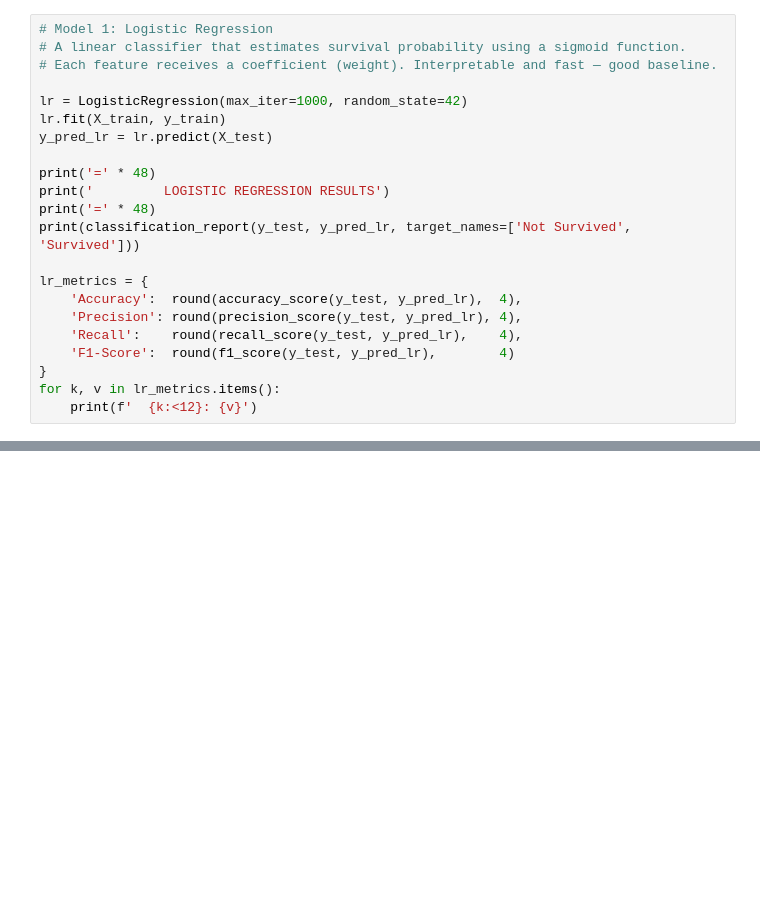
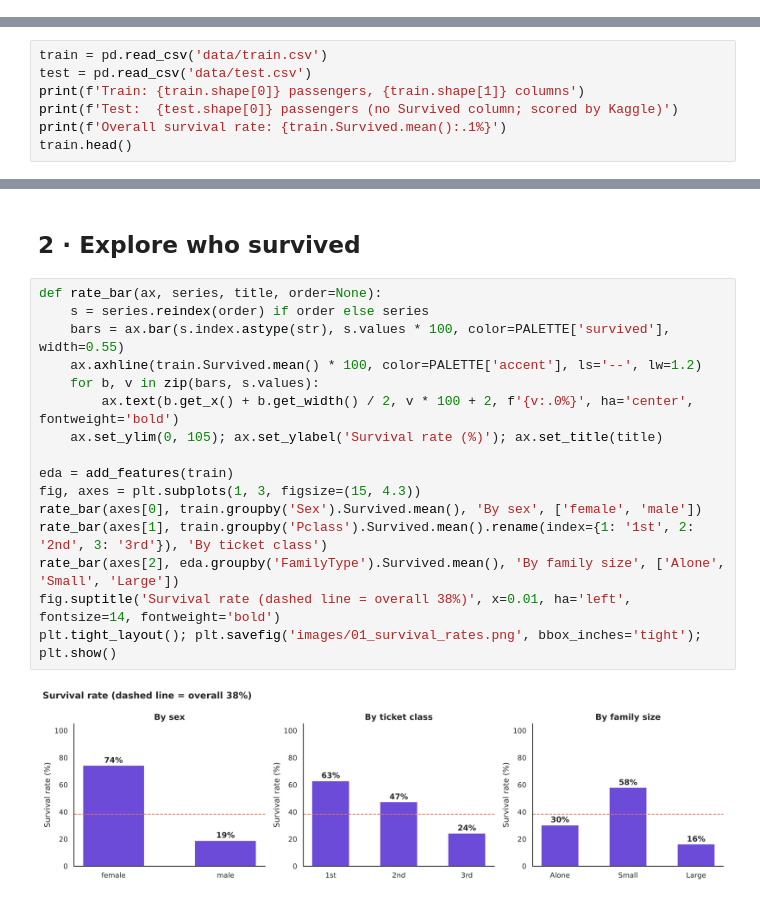
Before and after one commit to OmarAlnasser/Titanic-Survival-Prediction, a Jupyter notebook: Titanic_Survival_Prediction.ipynb, the cells around one changed output, grey strips where cells are left out. Drawn from its saved outputs; the diff is of its cells as text; blank space fills up the shorter version.

```diff
--- a/Titanic_Survival_Prediction.ipynb
+++ b/Titanic_Survival_Prediction.ipynb
@@ -403,22 +0,0 @@ Test samples     :  179  |  Survival rate: 56.98%
-# %%
-# Model 1: Logistic Regression
-# A linear classifier that estimates survival probability using a sigmoid function.
-# Each feature receives a coefficient (weight). Interpretable and fast — good baseline.
-
-lr = LogisticRegression(max_iter=1000, random_state=42)
-lr.fit(X_train, y_train)
-y_pred_lr = lr.predict(X_test)
-
-print('=' * 48)
-print('         LOGISTIC REGRESSION RESULTS')
-print('=' * 48)
-print(classification_report(y_test, y_pred_lr, target_names=['Not Survived', 'Survived']))
-
-lr_metrics = {
-    'Accuracy':  round(accuracy_score(y_test, y_pred_lr),  4),
-    'Precision': round(precision_score(y_test, y_pred_lr), 4),
-    'Recall':    round(recall_score(y_test, y_pred_lr),    4),
-    'F1-Score':  round(f1_score(y_test, y_pred_lr),        4)
-}
-for k, v in lr_metrics.items():
-    print(f'  {k:<12}: {v}')
@@ -620,0 +49,7 @@ The process — load, clean, visualize, engineer features, model, evaluate — i
+# %%
+train = pd.read_csv('data/train.csv')
+test = pd.read_csv('data/test.csv')
+print(f'Train: {train.shape[0]} passengers, {train.shape[1]} columns')
+print(f'Test:  {test.shape[0]} passengers (no Survived column; scored by Kaggle)')
+print(f'Overall survival rate: {train.Survived.mean():.1%}')
+train.head()
@@ -620,0 +82,20 @@ The process — load, clean, visualize, engineer features, model, evaluate — i
+# %% [markdown]
+## 2 · Explore who survived
+# %%
+def rate_bar(ax, series, title, order=None):
+    s = series.reindex(order) if order else series
+    bars = ax.bar(s.index.astype(str), s.values * 100, color=PALETTE['survived'], width=0.55)
+    ax.axhline(train.Survived.mean() * 100, color=PALETTE['accent'], ls='--', lw=1.2)
+    for b, v in zip(bars, s.values):
+        ax.text(b.get_x() + b.get_width() / 2, v * 100 + 2, f'{v:.0%}', ha='center', fontweight='bold')
+    ax.set_ylim(0, 105); ax.set_ylabel('Survival rate (%)'); ax.set_title(title)
+
+eda = add_features(train)
+fig, axes = plt.subplots(1, 3, figsize=(15, 4.3))
+rate_bar(axes[0], train.groupby('Sex').Survived.mean(), 'By sex', ['female', 'male'])
+rate_bar(axes[1], train.groupby('Pclass').Survived.mean().rename(index={1: '1st', 2: '2nd', 3: '3rd'}), 'By ticket class')
+rate_bar(axes[2], eda.groupby('FamilyType').Survived.mean(), 'By family size', ['Alone', 'Small', 'Large'])
+fig.suptitle('Survival rate (dashed line = overall 38%)', x=0.01, ha='left', fontsize=14, fontweight='bold')
+plt.tight_layout(); plt.savefig('images/01_survival_rates.png', bbox_inches='tight'); plt.show()
+# %% [output]
+[figure, added]
```
Also changed, not shown: parts of 54 cells of this notebook, 21 other files.
